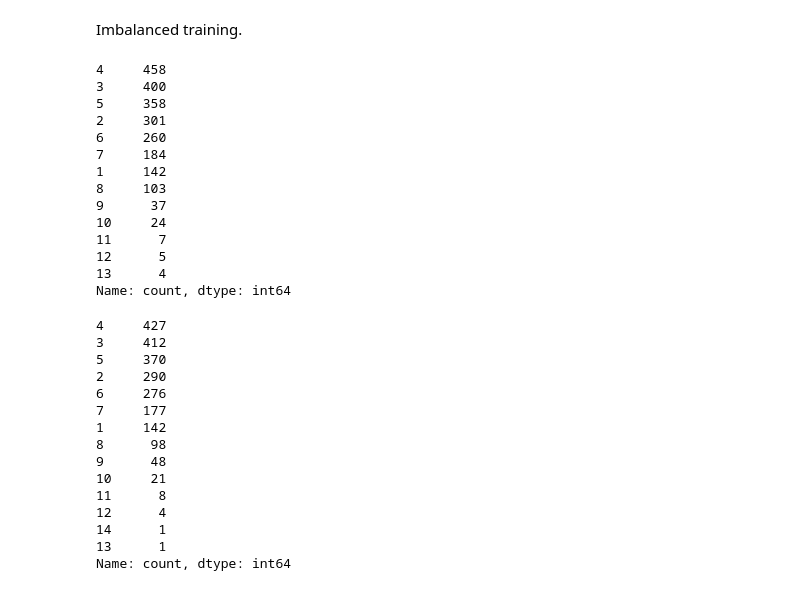
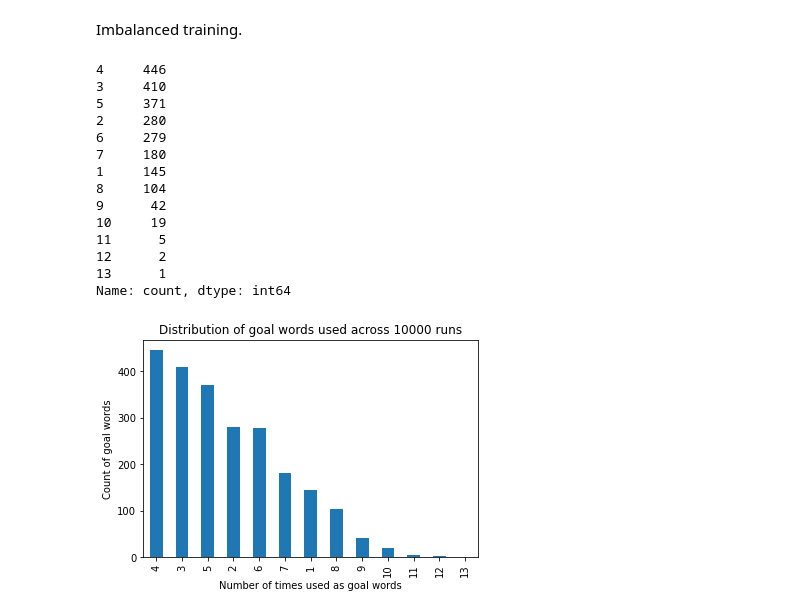
Before and after one commit to Samthesimpsons/Project-Reinforcement-Learning-Wordle-Solver, a Jupyter notebook: evaluation.ipynb, the cells around one changed output. Drawn from its saved outputs; the diff is of its cells as text; code cells hidden in the pictures.

```diff
--- a/evaluation.ipynb
+++ b/evaluation.ipynb
@@ -251,77 +248,40 @@ results
 Imbalanced training.
 # %%
 goal_words = []
-with open('goal_words.txt', 'r') as file:
+with open('models/goal_words.txt', 'r') as file:
     for word in file:
         goal_words.append(word.strip('\n').upper())
 
 words = {}
 for i in range(10000):
     word = goal_words[int(np.random.uniform(0,2308))]
     if word in words:
         words[word] += 1
     else:
         words[word] = 1
 
 df = pd.DataFrame(words.items(), columns=['word', 'count'])
 df.sort_values(by='count', ascending=False, inplace=True)
 df = df['count'].value_counts()
 
-# df.plot(kind='bar')
-# plt.title("Distribution of goal words used across 10000 runs")
-# plt.xlabel("Number of times used as goal words")
-# plt.ylabel("Count of goal words")
+df.plot(kind='bar')
+plt.title("Distribution of goal words used across 10000 runs")
+plt.xlabel("Number of times used as goal words")
+plt.ylabel("Count of goal words")
 df
 # %% [output]
-4     458
-3     400
-5     358
-2     301
-6     260
-7     184
-1     142
-8     103
-9      37
-10     24
-11      7
-12      5
-13      4
+4     446
+3     410
+5     371
+2     280
+6     279
+7     180
+1     145
+8     104
+9      42
+10     19
+11      5
+12      2
+13      1
 Name: count, dtype: int64
+[figure, added]
-# %%
-# define the inverse function of an uniform CDF
-def inverse_uniform_cdf(p, a, b):
-    return a + (b - a) * p
-
-def inverse_transform(n):
-    uniform_draws = np.random.uniform(0, 1, n)
-    samples = inverse_uniform_cdf(uniform_draws, 0, 2308)
-    return np.round(samples).astype(int)
-
-words = {}
-for i in inverse_transform(10000):
-    word = goal_words[i]
-    if word in words:
-        words[word] += 1
-    else:
-        words[word] = 1
-
-df = pd.DataFrame(words.items(), columns=['word', 'count'])
-df.sort_values(by='count', ascending=False, inplace=True)
-df = df['count'].value_counts()
-df
-# %% [output]
-4     427
-3     412
-5     370
-2     290
-6     276
-7     177
-1     142
-8      98
-9      48
-10     21
-11      8
-12      4
-14      1
-13      1
-Name: count, dtype: int64
```
Also changed, not shown: parts of 2 cells of this notebook, 15 other files.
